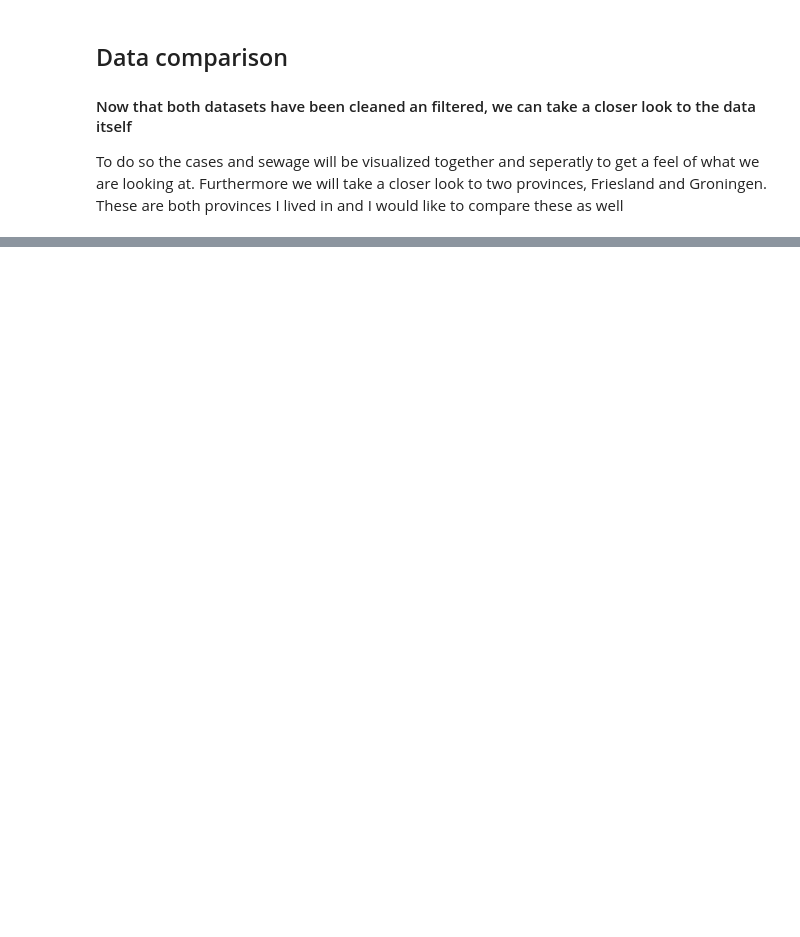
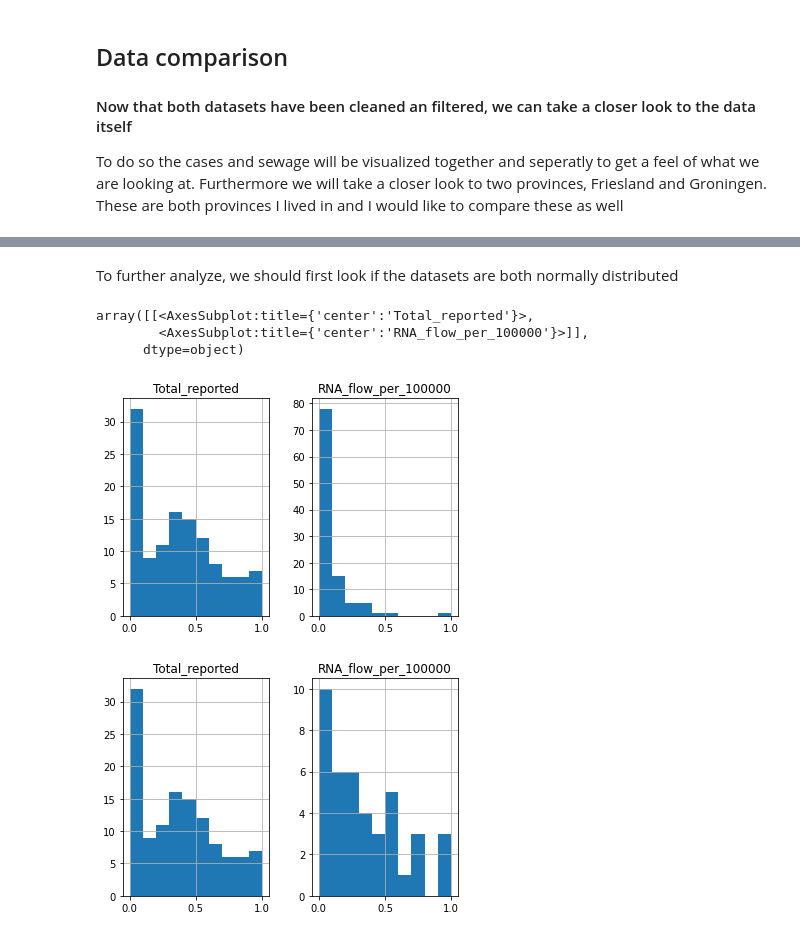
Before and after one commit to ymkjee/Programming_1, a Jupyter notebook: Final_Assignment.ipynb, the cells around one changed output, grey strips where cells are left out. Cells and saved outputs as stored; diff of their text form; code cells hidden in the pictures; blank space fills up the shorter version.

Commit message:
started with visualization Groningen en Friesland

```diff
--- a/Final_Assignment.ipynb
+++ b/Final_Assignment.ipynb
@@ -202,3 +272,34 @@ df_cases.head()
+# %%
+# from sklearn import preprocessing
+
+# def normalize(data):
+#     """
+#     Normalizes the data to a scale of 1. This is done to be able to better graph the two datasets
+#     together later on in this project.
+#     """
+def normalize(df):
+    """
+    Normalizes the data to a scale of 1. This is done to be able to better graph the two datasets
+    together later on in this project.
+    """
+    return (df - df.min()) * 1.0 / (df.max() - df.min())
+
+norm_sf = normalize(sewage_f_sum)
+norm_sg = normalize(sewage_g_sum)
+
+norm_cf = normalize(cases_f_sum)
+norm_cg = normalize(cases_f_sum)
+
+# put the dates in as regular columns again
+def reset_ind (df):
+    df.reset_index(level=0, inplace=True)
+    return df
+
+norm_sf = reset_ind(norm_sf)
+norm_sg = reset_ind(norm_sg)
+
+norm_cf = reset_ind(norm_cf)
+norm_cg = reset_ind(norm_cg)
 # %% [markdown]
 ## Data comparison
 #### Now that both datasets have been cleaned an filtered, we can take a closer look to the data itself
@@ -206,0 +310,11 @@ Furthermore we will take a closer look to two provinces, Friesland and Groningen
+# %%
+# next the normalized datasets will be combined into two datasets based on Province
+
+# remove the time stamp from the datasets
+norm_cf['Date_measurement'] = pd.to_datetime(norm_cf['Date_measurement']).dt.date
+norm_cg['Date_measurement'] = pd.to_datetime(norm_cf['Date_measurement']).dt.date
+norm_cf['Date_measurement'] =pd.to_datetime(norm_cf.Date_measurement)
+norm_cg['Date_measurement'] =pd.to_datetime(norm_cg.Date_measurement)
+
+df_F = pd.merge(norm_cf, norm_sf, on="Date_measurement", how='outer')
+df_G = pd.merge(norm_cg, norm_sg, on="Date_measurement", how='outer')
@@ -206,0 +391,11 @@ Furthermore we will take a closer look to two provinces, Friesland and Groningen
+# %% [markdown]
+To further analyze, we should first look if the datasets are both normally distributed
+# %%
+df_G.hist()
+df_F.hist()
+# %% [output]
+array([[<AxesSubplot:title={'center':'Total_reported'}>,
+        <AxesSubplot:title={'center':'RNA_flow_per_100000'}>]],
+      dtype=object)
+[figure, added]
+[figure, added]
```
Also changed, not shown: parts of 13 cells of this notebook.
